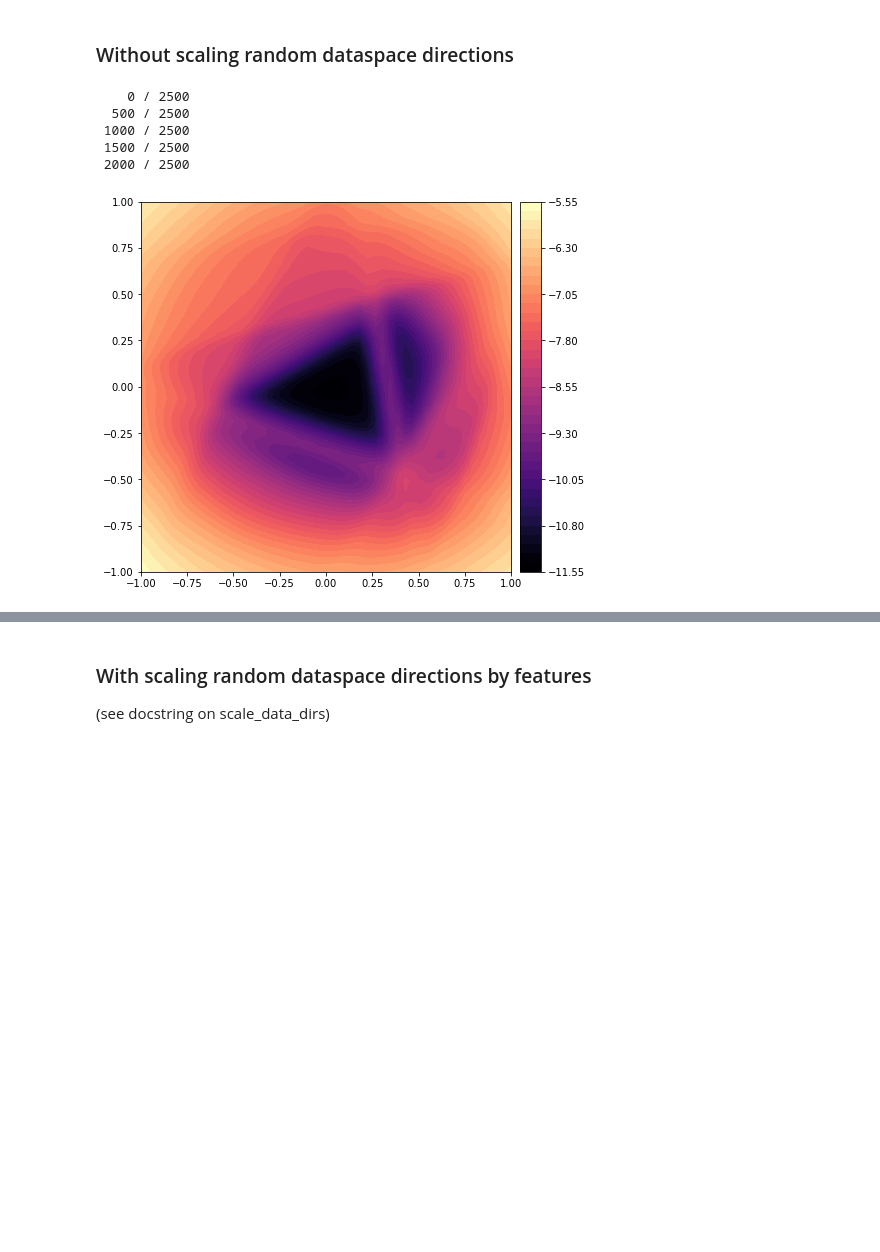
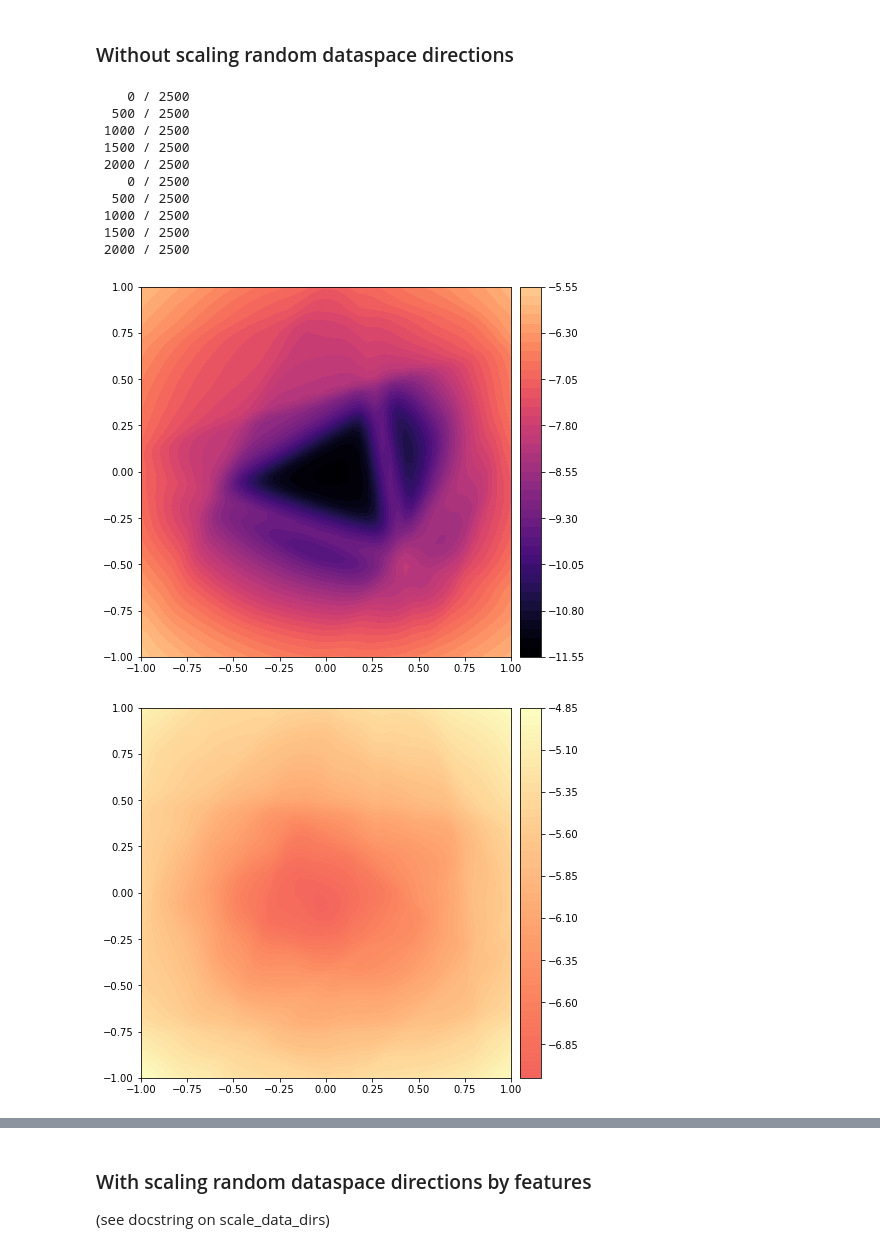
Before and after one commit to Burt360/loss-surfaces-in-data, a Jupyter notebook: swissroll.ipynb, the cells around one changed output, grey strips where cells are left out. Drawn from its saved outputs; the diff is of its cells as text; code cells hidden in the pictures; blank space fills up the shorter version.

```diff
--- a/swissroll.ipynb
+++ b/swissroll.ipynb
@@ -830,20 +797,16 @@ def get_loss_surface_dataspace(model, dataset, dirs, batch_size=train_batch_size
 
   return xsteps, ysteps, losses
 
-def plot_loss_surface_dataspace(train_losses, xsteps, ysteps):
+def plot_loss_surface_dataspace(logtrain_losses, xsteps, ysteps, norm):
   """Plot the loss surfaces in dataspace on the train set (i.e., perturbed in two random directions)."""
 
   model.eval()
 
   fig, ax = plt.subplots(1, 1, figsize=(6, 6))
 
-  # Take the log
-  logtrainlosses = np.log(train_losses)
+  cmap = cm.magma
 
-  cmap = cm.magma
-  norm = colors.Normalize(logtrainlosses.min(), logtrainlosses.max())
-
-  contour = ax.contourf(xsteps, ysteps, logtrainlosses, levels=50, norm=norm, cmap=cmap)
+  contour = ax.contourf(xsteps, ysteps, logtrain_losses, levels=50, norm=norm, cmap=cmap)
 
   ax.set_aspect("equal")
 
@@ -962,24 +925,40 @@ plot_loss_surfaces_weightspace(plogtrain_losses, plogtest_losses, xsteps, ysteps
 # %%
 dim = -1
 
-model.eval()
+model.reset_weights()
+pmodel.reset_weights()
 
 rng = torch.Generator().manual_seed(42)
+
+# Note we're using the original (unpoisoned) train set
 dirs = get_2_random_dirs_data(train_set, rng)
 scale_dirs_data(train_set, dirs, dim=dim)
 
-model.reset_weights()
 xsteps, ysteps, train_losses = get_loss_surface_dataspace(model, train_set, dirs)
+*_, ptrain_losses = get_loss_surface_dataspace(pmodel, train_set, dirs)
+
+# Take logs
+logtrain_losses = np.log(train_losses)
+plogtrain_losses = np.log(ptrain_losses)
+
+norm = colors.Normalize(*get_min_max(logtrain_losses, plogtrain_losses))
 # %% [output]
     0 / 2500
   500 / 2500
  1000 / 2500
  1500 / 2500
  2000 / 2500
+    0 / 2500
+  500 / 2500
+ 1000 / 2500
+ 1500 / 2500
+ 2000 / 2500
-# %%
-plot_loss_surface_dataspace(train_losses, xsteps, ysteps)
-# %% [output]
-[figure, removed]
+# %%
+plot_loss_surface_dataspace(logtrain_losses, xsteps, ysteps, norm)
+plot_loss_surface_dataspace(plogtrain_losses, xsteps, ysteps, norm)
+# %% [output]
+[figure, added]
+[figure, added]
 # %%
 steps = 0.1, 0.1
 perturbed_dataset = get_perturbed_dataset(train_set, dirs, steps)
```
Also changed, not shown: parts of 26 cells of this notebook.
